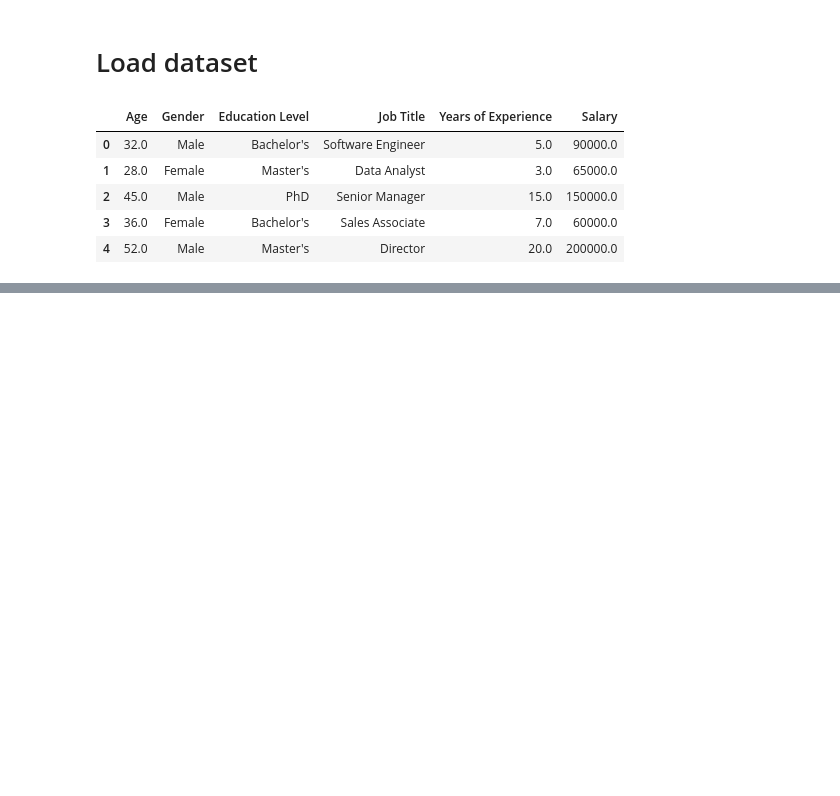
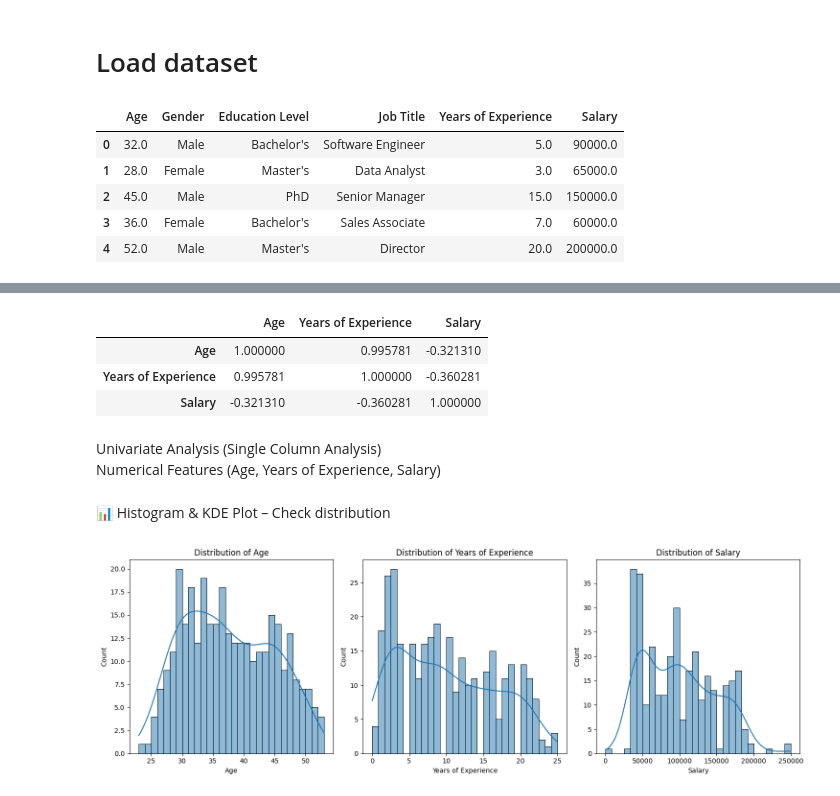
Before and after one commit to Creator-Turbo/Salary-Prediction-, a Jupyter notebook: notebook/Experiment.ipynb, the cells around one changed output, grey strips where cells are left out. Saved outputs shown, nothing was run; the diff lists cells and outputs as text; code cells hidden in the pictures; blank space fills up the shorter version.

```diff
--- a/notebook/Experiment.ipynb
+++ b/notebook/Experiment.ipynb
@@ -128,0 +175,12 @@ display(df)
+# %%
+# Identify numerical and categorical columns
+num_cols = df.select_dtypes(include=['number']).columns
+cat_cols = df.select_dtypes(include=['object']).columns
+
+# Impute numerical columns with mean
+num_imputer = SimpleImputer(strategy='mean')
+df[num_cols] = num_imputer.fit_transform(df[num_cols])
+
+# Impute categorical columns with the most frequent value
+cat_imputer = SimpleImputer(strategy='most_frequent')
+df[cat_cols] = cat_imputer.fit_transform(df[cat_cols])
@@ -128,0 +212,3 @@ display(df)
+# %%
+# Remove duplicate rows
+df = df.drop_duplicates()
@@ -128,0 +247,26 @@ display(df)
+# %%
+correlation_matrix = df.describe().corr()
+correlation_matrix
+# %% [output]
+|  | Age | Years of Experience | Salary |
+| Age | 1.000000 | 0.995781 | -0.321310 |
+| Years of Experience | 0.995781 | 1.000000 | -0.360281 |
+| Salary | -0.321310 | -0.360281 | 1.000000 |
+# %% [markdown]
+Univariate Analysis (Single Column Analysis)<br>
+Numerical Features (Age, Years of Experience, Salary)
+# %% [markdown]
+📊 Histogram & KDE Plot – Check distribution
+# %%
+num_cols = ['Age', 'Years of Experience', 'Salary']
+
+fig, axes = plt.subplots(1, len(num_cols), figsize=(15, 5))  # Create subplots in a single row
+
+for i, col in enumerate(num_cols):
+    sns.histplot(df[col], bins=30, kde=True, ax=axes[i])
+    axes[i].set_title(f"Distribution of {col}")
+
+plt.tight_layout()  # Adjust spacing
+plt.show()
+# %% [output]
+[figure, added]
```
Also changed, not shown: parts of 47 cells of this notebook.
